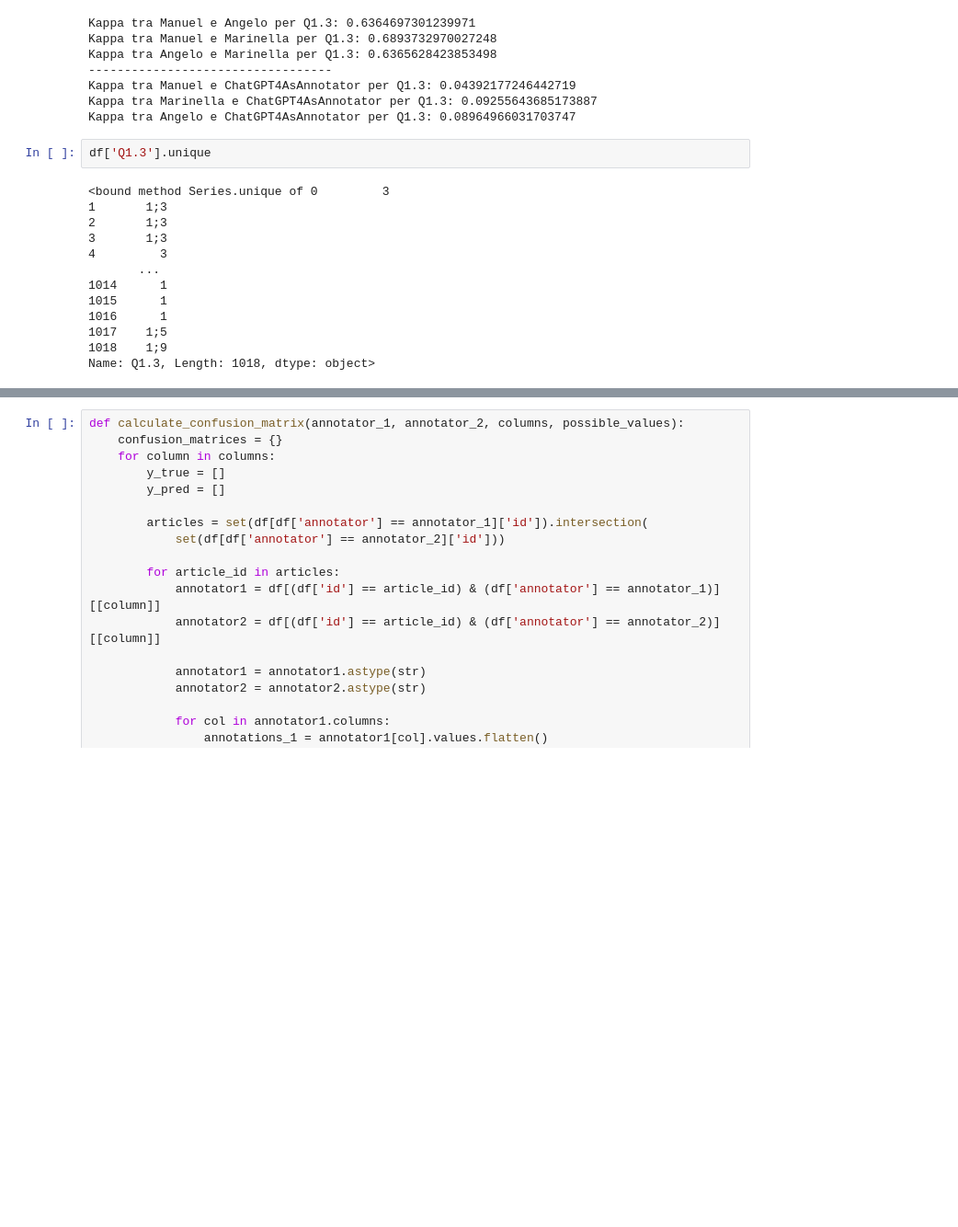
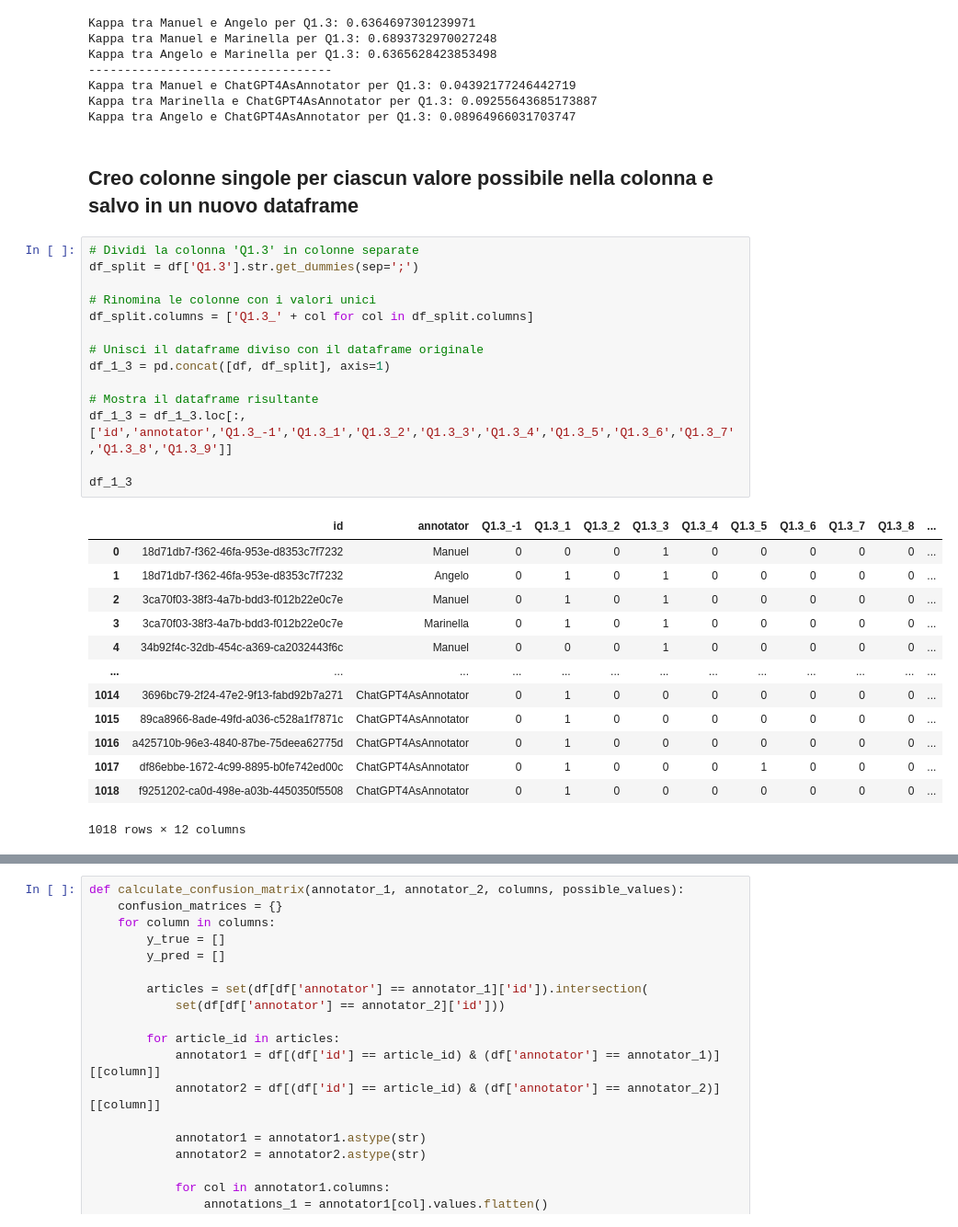
Before and after one commit to bianchi-john/ChatGPTAsAnnotator, a Jupyter notebook: Code/Comparison.ipynb, the cells around one changed output, grey strips where cells are left out. Shown: that part at 92% size. Drawn from its saved outputs; the diff is of its cells as text; blank space fills up the shorter version.

```diff
--- a/Code/Comparison.ipynb
+++ b/Code/Comparison.ipynb
@@ -278,18 +413,33 @@ Kappa tra Angelo e Marinella per Q1.3: 0.6365628423853498
 Kappa tra Manuel e ChatGPT4AsAnnotator per Q1.3: 0.04392177246442719
 Kappa tra Marinella e ChatGPT4AsAnnotator per Q1.3: 0.09255643685173887
 Kappa tra Angelo e ChatGPT4AsAnnotator per Q1.3: 0.08964966031703747
-# %%
-df['Q1.3'].unique
-# %% [output]
-<bound method Series.unique of 0         3
-1       1;3
-2       1;3
-3       1;3
-4         3
-       ...
-1014      1
-1015      1
-1016      1
-1017    1;5
-1018    1;9
-Name: Q1.3, Length: 1018, dtype: object>
+# %% [markdown]
+## Creo colonne singole per ciascun valore possibile nella colonna e salvo in un nuovo dataframe
+# %%
+# Dividi la colonna 'Q1.3' in colonne separate
+df_split = df['Q1.3'].str.get_dummies(sep=';')
+
+# Rinomina le colonne con i valori unici
+df_split.columns = ['Q1.3_' + col for col in df_split.columns]
+
+# Unisci il dataframe diviso con il dataframe originale
+df_1_3 = pd.concat([df, df_split], axis=1)
+
+# Mostra il dataframe risultante
+df_1_3 = df_1_3.loc[:, ['id','annotator','Q1.3_-1','Q1.3_1','Q1.3_2','Q1.3_3','Q1.3_4','Q1.3_5','Q1.3_6','Q1.3_7','Q1.3_8','Q1.3_9']]
+
+df_1_3
+# %% [output]
+|  | id | annotator | Q1.3_-1 | Q1.3_1 | Q1.3_2 | Q1.3_3 | Q1.3_4 | Q1.3_5 | Q1.3_6 | Q1.3_7 | Q1.3_8 | ... |
+| 0 | 18d71db7-f362-46fa-953e-d8353c7f7232 | Manuel | 0 | 0 | 0 | 1 | 0 | 0 | 0 | 0 | 0 | ... |
+| 1 | 18d71db7-f362-46fa-953e-d8353c7f7232 | Angelo | 0 | 1 | 0 | 1 | 0 | 0 | 0 | 0 | 0 | ... |
+| 2 | 3ca70f03-38f3-4a7b-bdd3-f012b22e0c7e | Manuel | 0 | 1 | 0 | 1 | 0 | 0 | 0 | 0 | 0 | ... |
+| 3 | 3ca70f03-38f3-4a7b-bdd3-f012b22e0c7e | Marinella | 0 | 1 | 0 | 1 | 0 | 0 | 0 | 0 | 0 | ... |
+| 4 | 34b92f4c-32db-454c-a369-ca2032443f6c | Manuel | 0 | 0 | 0 | 1 | 0 | 0 | 0 | 0 | 0 | ... |
+| ... | ... | ... | ... | ... | ... | ... | ... | ... | ... | ... | ... | ... |
+| 1014 | 3696bc79-2f24-47e2-9f13-fabd92b7a271 | ChatGPT4AsAnnotator | 0 | 1 | 0 | 0 | 0 | 0 | 0 | 0 | 0 | ... |
+| 1015 | 89ca8966-8ade-49fd-a036-c528a1f7871c | ChatGPT4AsAnnotator | 0 | 1 | 0 | 0 | 0 | 0 | 0 | 0 | 0 | ... |
+| 1016 | a425710b-96e3-4840-87be-75deea62775d | ChatGPT4AsAnnotator | 0 | 1 | 0 | 0 | 0 | 0 | 0 | 0 | 0 | ... |
+| 1017 | df86ebbe-1672-4c99-8895-b0fe742ed00c | ChatGPT4AsAnnotator | 0 | 1 | 0 | 0 | 0 | 1 | 0 | 0 | 0 | ... |
+| 1018 | f9251202-ca0d-498e-a03b-4450350f5508 | ChatGPT4AsAnnotator | 0 | 1 | 0 | 0 | 0 | 0 | 0 | 0 | 0 | ... |
+1018 rows × 12 columns
```
Also changed, not shown: parts of 10 cells of this notebook.
